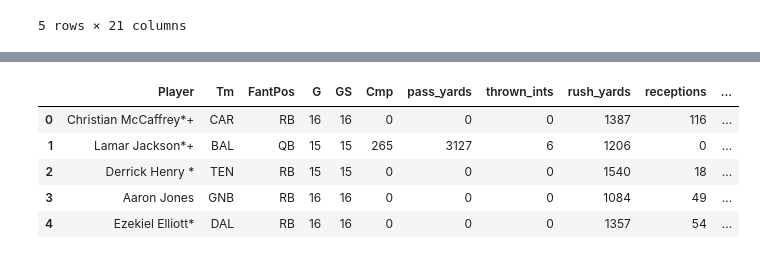
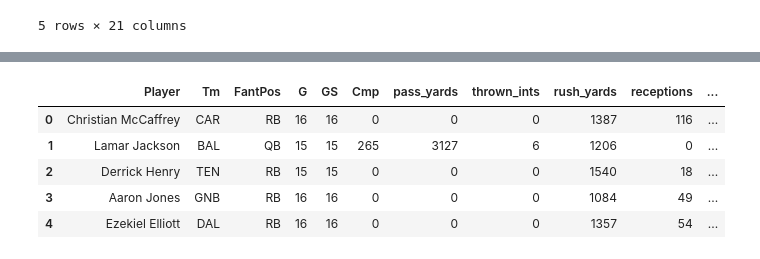
Before and after one commit to ryan-the-brodsky/league-scoring-analysis, a Jupyter notebook: scoring_system_results_and_analysis.ipynb, the cells around one changed output, grey strips where cells are left out. Cells and saved outputs as stored; diff of their text form; code cells hidden in the pictures.

```diff
--- a/scoring_system_results_and_analysis.ipynb
+++ b/scoring_system_results_and_analysis.ipynb
@@ -102,26 +102,26 @@ off_players_2021.head()
 | 3 | Josh Allen | BUF | QB | 17 | 17 | 409.0 | 4407.0 | 15.0 | 763.0 | 0.0 | ... |
 | 4 | Austin Ekeler | LAC | RB | 16 | 16 | 0.0 | 0.0 | 0.0 | 911.0 | 70.0 | ... |
-# %%
-off_players_2019 = pd.read_csv('./2019-offensive-fantasy-results.csv')
-off_players_2019['Player'] = off_players_2019['Player'].apply(lambda x : x.split('\\')[0])
-off_players_2019['tds'] = off_players_2019['TD'] + off_players_2019['TD.1'] + off_players_2019['TD.2'] + off_players_2019['TD.3']
-off_players_2019.drop(['Age', 'PosRank', 'OvRank','VBD', 'FDPt', 'Tgt', 'Att', 'Att.1', 'DKPt', 'TD', 'TD.1', 'TD.2', 'TD.3', 'Rk', 'Y/A', 'Y/R'], axis='columns', inplace=True)
-off_players_2019.rename(columns={
-    "Yds":"pass_yards",
-    "Yds.1":"rush_yards",
-    "Yds.2":"receiving_yards",
-    "Int":"thrown_ints",
-    "Rec":"receptions",
-    "FL":"fumbles_lost"
-}, inplace=True)
-off_players_2019.columns.tolist()
-off_players_2019.head()
-# %% [output]
-|  | Player | Tm | FantPos | G | GS | Cmp | pass_yards | thrown_ints | rush_yards | receptions | ... |
-| 0 | Christian McCaffrey*+ | CAR | RB | 16 | 16 | 0 | 0 | 0 | 1387 | 116 | ... |
-| 1 | Lamar Jackson*+ | BAL | QB | 15 | 15 | 265 | 3127 | 6 | 1206 | 0 | ... |
-| 2 | Derrick Henry * | TEN | RB | 15 | 15 | 0 | 0 | 0 | 1540 | 18 | ... |
-| 3 | Aaron Jones | GNB | RB | 16 | 16 | 0 | 0 | 0 | 1084 | 49 | ... |
-| 4 | Ezekiel Elliott* | DAL | RB | 16 | 16 | 0 | 0 | 0 | 1357 | 54 | ... |
+# %%
+off_players_2019 = pd.read_csv('./2019-offensive-fantasy-results.csv')
+off_players_2019['Player'] = off_players_2019['Player'].apply(lambda x : x.split('\\')[0].replace("*", "").replace("+", ""))
+off_players_2019['tds'] = off_players_2019['TD'] + off_players_2019['TD.1'] + off_players_2019['TD.2'] + off_players_2019['TD.3']
+off_players_2019.drop(['Age', 'PosRank', 'OvRank','VBD', 'FDPt', 'Tgt', 'Att', 'Att.1', 'DKPt', 'TD', 'TD.1', 'TD.2', 'TD.3', 'Rk', 'Y/A', 'Y/R'], axis='columns', inplace=True)
+off_players_2019.rename(columns={
+    "Yds":"pass_yards",
+    "Yds.1":"rush_yards",
+    "Yds.2":"receiving_yards",
+    "Int":"thrown_ints",
+    "Rec":"receptions",
+    "FL":"fumbles_lost"
+}, inplace=True)
+off_players_2019.columns.tolist()
+off_players_2019.head()
+# %% [output]
+|  | Player | Tm | FantPos | G | GS | Cmp | pass_yards | thrown_ints | rush_yards | receptions | ... |
+| 0 | Christian McCaffrey | CAR | RB | 16 | 16 | 0 | 0 | 0 | 1387 | 116 | ... |
+| 1 | Lamar Jackson | BAL | QB | 15 | 15 | 265 | 3127 | 6 | 1206 | 0 | ... |
+| 2 | Derrick Henry | TEN | RB | 15 | 15 | 0 | 0 | 0 | 1540 | 18 | ... |
+| 3 | Aaron Jones | GNB | RB | 16 | 16 | 0 | 0 | 0 | 1084 | 49 | ... |
+| 4 | Ezekiel Elliott | DAL | RB | 16 | 16 | 0 | 0 | 0 | 1357 | 54 | ... |
 # %%
 passing_2021 = pd.read_csv('./2021-qb-stats.csv')
```
Also changed, not shown: parts of 12 cells of this notebook, 1 other file.
